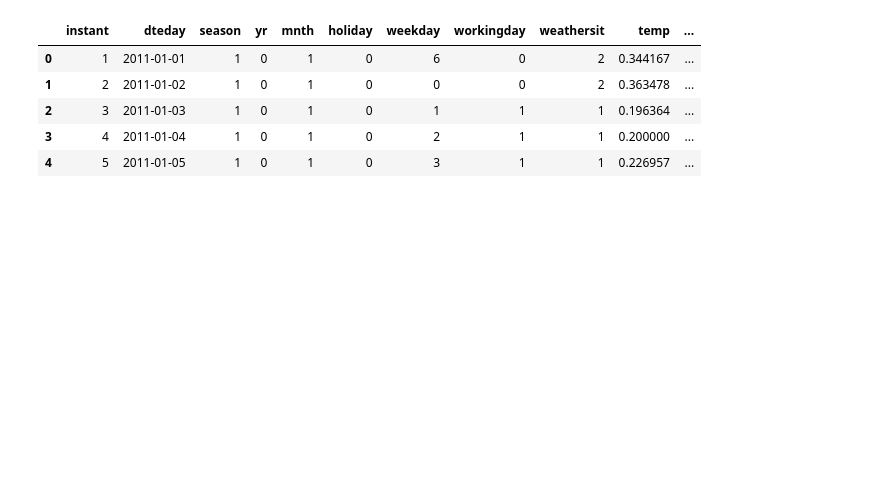
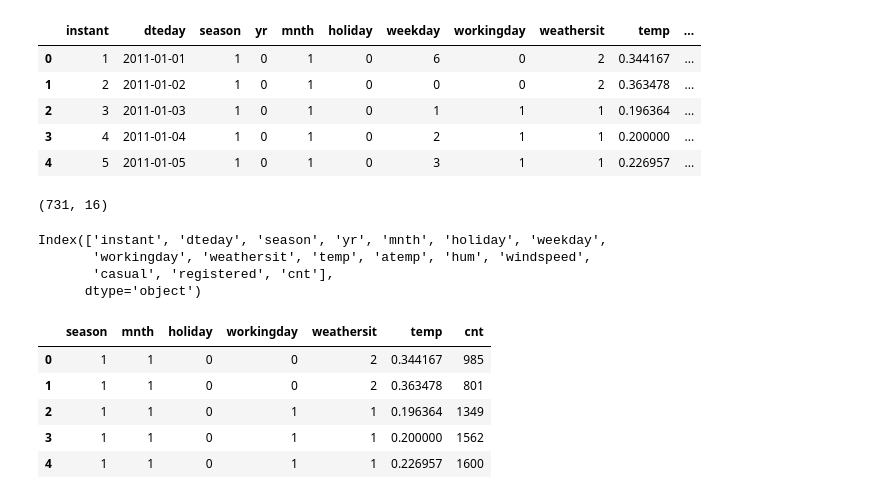
Before and after one commit to Crazz-Zaac/hypothesis-testing-python, a Jupyter notebook: T-test.ipynb, the cells around one changed output. Cells and saved outputs as stored; diff of their text form; code cells hidden in the pictures; blank space fills up the shorter version.

```diff
--- a/T-test.ipynb
+++ b/T-test.ipynb
@@ -17,3 +17,16 @@ bike_sharing_data.head()
 | 2 | 3 | 2011-01-03 | 1 | 0 | 1 | 0 | 1 | 1 | 1 | 0.196364 | ... |
 | 3 | 4 | 2011-01-04 | 1 | 0 | 1 | 0 | 2 | 1 | 1 | 0.200000 | ... |
 | 4 | 5 | 2011-01-05 | 1 | 0 | 1 | 0 | 3 | 1 | 1 | 0.226957 | ... |
+# %%
+bike_sharing_data.shape
+# %% [output]
+(731, 16)
+# %%
+# Workingday and Temperature on number of bikes rented is significant
+# or not
+bike_sharing_data.columns
+# %% [output]
+Index(['instant', 'dteday', 'season', 'yr', 'mnth', 'holiday', 'weekday',
+       'workingday', 'weathersit', 'temp', 'atemp', 'hum', 'windspeed',
+       'casual', 'registered', 'cnt'],
+      dtype='object')
@@ -19,0 +39,9 @@ bike_sharing_data.head()
+# %%
+bike_sharing_data_cols.head()
+# %% [output]
+|  | season | mnth | holiday | workingday | weathersit | temp | cnt |
+| 0 | 1 | 1 | 0 | 0 | 2 | 0.344167 | 985 |
+| 1 | 1 | 1 | 0 | 0 | 2 | 0.363478 | 801 |
+| 2 | 1 | 1 | 0 | 1 | 1 | 0.196364 | 1349 |
+| 3 | 1 | 1 | 0 | 1 | 1 | 0.200000 | 1562 |
+| 4 | 1 | 1 | 0 | 1 | 1 | 0.226957 | 1600 |
```
Also changed, not shown: parts of 15 cells of this notebook, 4 other files.
